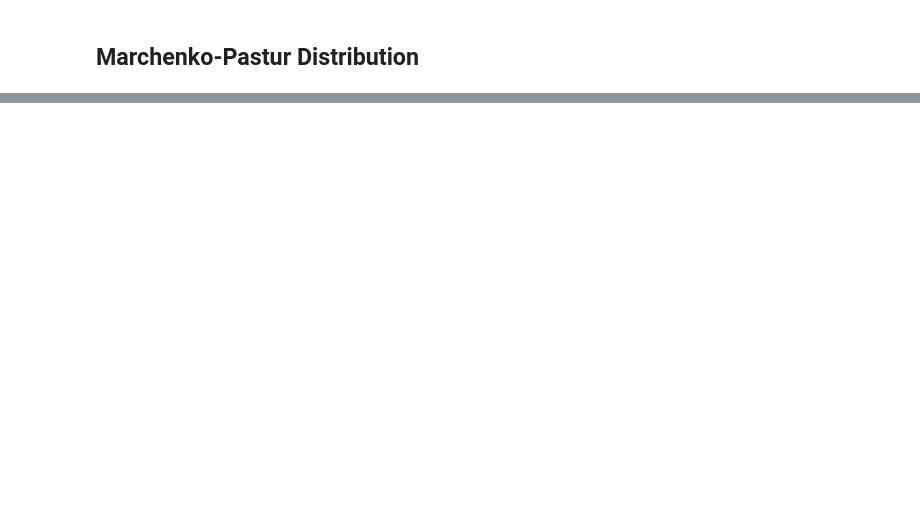
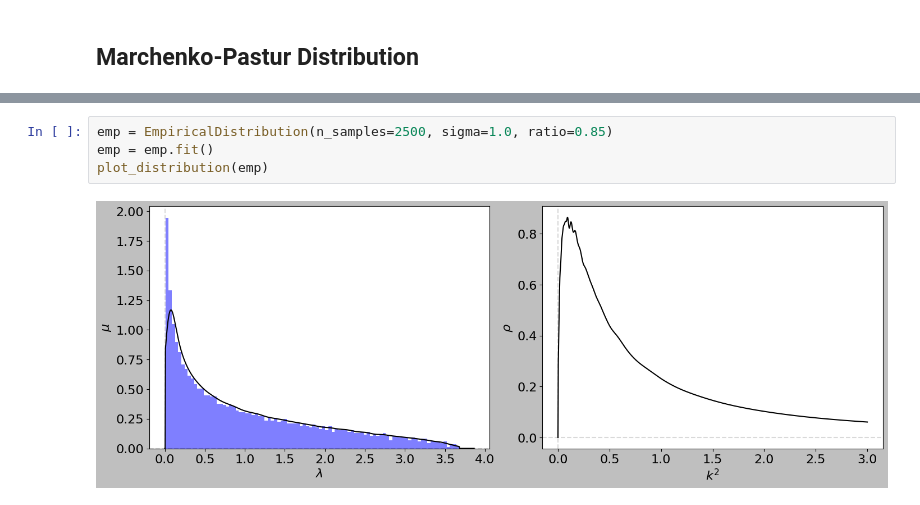
Before and after one commit to thesfinox/frg-signal-detection, a Jupyter notebook: notebooks/canonical_dimensions.ipynb, the cells around one changed output, grey strips where cells are left out. Saved outputs shown, nothing was run; the diff lists cells and outputs as text; blank space fills up the shorter version.

```diff
--- a/notebooks/canonical_dimensions.ipynb
+++ b/notebooks/canonical_dimensions.ipynb
@@ -507,0 +592,6 @@ plot_canonical_dimensions(data, suffix="analytic", analytic=True)
+# %%
+emp = EmpiricalDistribution(n_samples=2500, sigma=1.0, ratio=0.85)
+emp = emp.fit()
+plot_distribution(emp)
+# %% [output]
+[figure, added]
```
Also changed, not shown: parts of 73 cells of this notebook, 2 other files.
